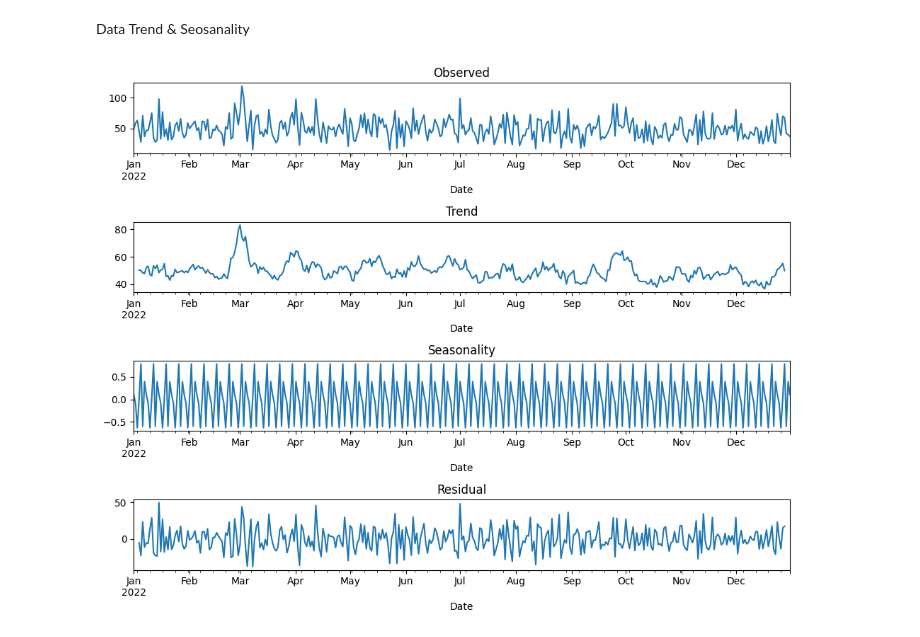
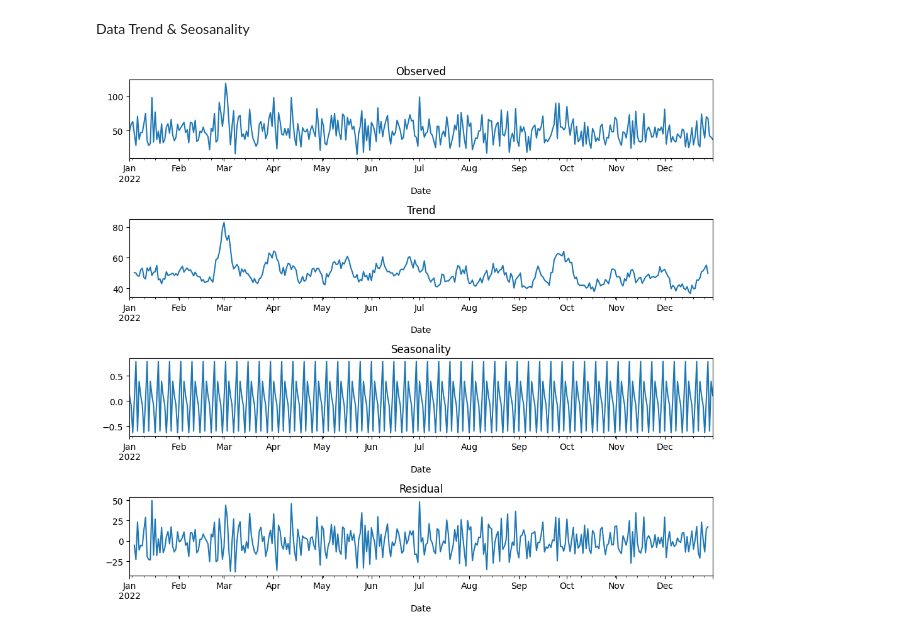
Before and after one commit to ihiyy/Kalbe-Virtual-Internship, a Jupyter notebook: analysis.ipynb, the cells around one changed output. Cells and saved outputs as stored; diff of their text form; code cells hidden in the pictures.

```diff
--- a/analysis.ipynb
+++ b/analysis.ipynb
@@ -191,22 +191,32 @@ plt.show()
 # %% [markdown]
 Data Trend & Seosanality
 # %%
+#Set date as index
 reg_decompose = seasonal_decompose(df_regression.set_index('Date'))
 
-plt.figure(figsize = (10,8))
+plt.figure(figsize = (10,9))
 
+#Observed Subplot
 plt.subplot(411)
 reg_decompose.observed.plot(ax = plt.gca())
 plt.title('Observed')
+
+#Trend Subplot
 plt.subplot(412)
-reg_decompose.trend.plot(ax = plt.gca())
+reg_decompose.trend.plot(ax = plt.gca()) #specifies the current axis for plotting
 plt.title('Trend')
+
+#Seasonality Subplot
 plt.subplot(413)
 reg_decompose.seasonal.plot(ax = plt.gca())
 plt.title('Seasonality')
+
+#Residual Subplot
 plt.subplot(414)
 reg_decompose.resid.plot(ax = plt.gca())
 plt.title('Residual')
+
+
 plt.tight_layout()
 # %% [output]
-[figure, old version]
+[figure, new version]
```
Also changed, not shown: parts of 40 cells of this notebook.
